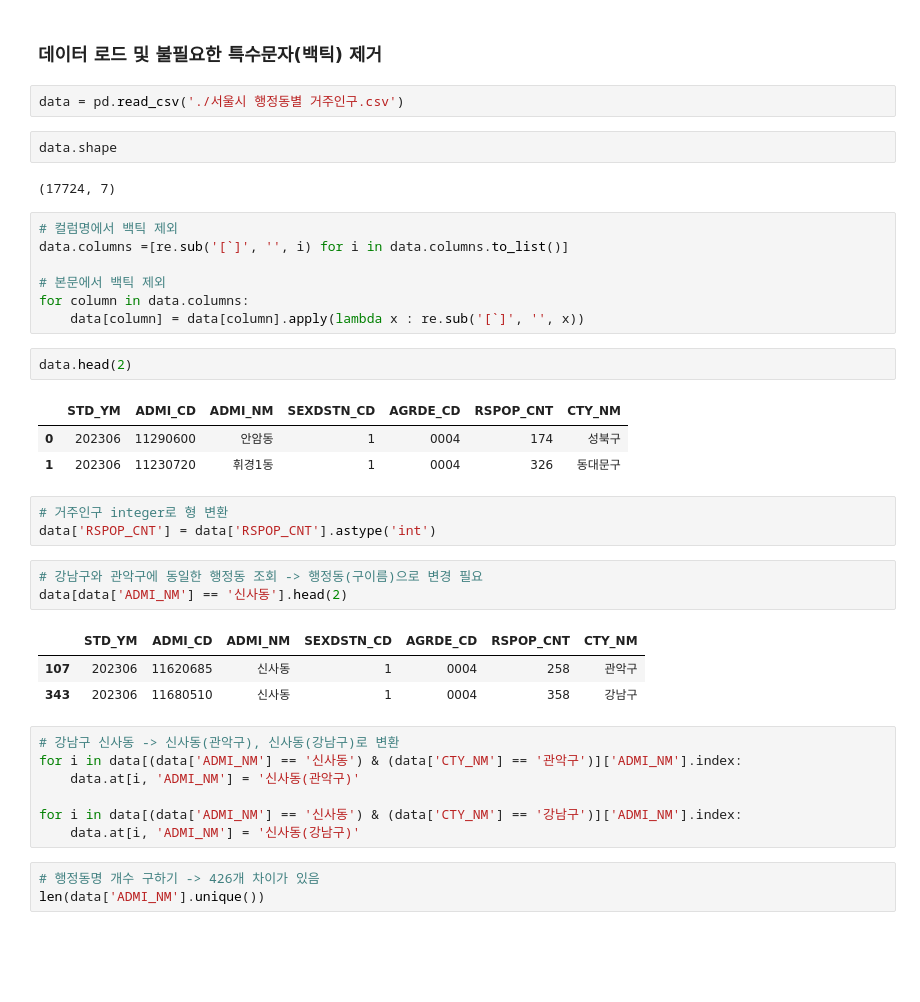
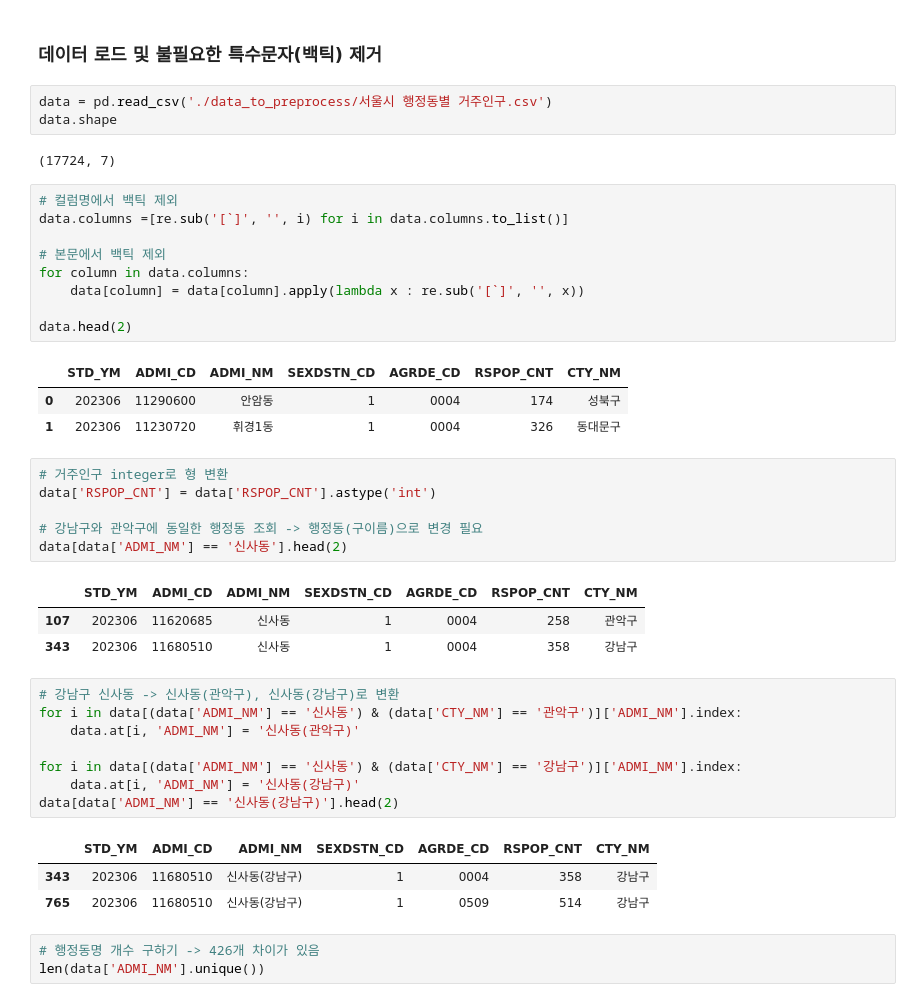
Before and after one commit to sesac-2023/cha_workspace, a Jupyter notebook: individual_tests/PJT_final_2023/preprocessing/preprocess_population_by_area_with_EDA.ipynb, the cells around one changed output. Saved outputs shown, nothing was run; the diff lists cells and outputs as text; blank space fills up the shorter version.

Commit message:
Update the code to preprocess data by area

```diff
--- a/individual_tests/PJT_final_2023/preprocessing/people_by_region_EDA.ipynb
+++ b/individual_tests/PJT_final_2023/preprocessing/preprocess_population_by_area_with_EDA.ipynb
@@ -28,11 +28,10 @@ sns.set_style('whitegrid', {'font.family':'Malgun Gothic'})
 # %% [markdown]
 ### 데이터 로드 및 불필요한 특수문자(백틱) 제거
 # %%
-data = pd.read_csv('./서울시 행정동별 거주인구.csv')
+data = pd.read_csv('./data_to_preprocess/서울시 행정동별 거주인구.csv')
+data.shape
+# %% [output]
+(17724, 7)
-# %%
-data.shape
-# %% [output]
-(17724, 7)
 # %%
 # 컬럼명에서 백틱 제외
 data.columns =[re.sub('[`]', '', i) for i in data.columns.to_list()]
@@ -40,29 +39,34 @@ data.columns =[re.sub('[`]', '', i) for i in data.columns.to_list()]
 # 본문에서 백틱 제외
 for column in data.columns:
     data[column] = data[column].apply(lambda x : re.sub('[`]', '', x))
+
+data.head(2)
+# %% [output]
+|  | STD_YM | ADMI_CD | ADMI_NM | SEXDSTN_CD | AGRDE_CD | RSPOP_CNT | CTY_NM |
+| 0 | 202306 | 11290600 | 안암동 | 1 | 0004 | 174 | 성북구 |
+| 1 | 202306 | 11230720 | 휘경1동 | 1 | 0004 | 326 | 동대문구 |
-# %%
-data.head(2)
-# %% [output]
-|  | STD_YM | ADMI_CD | ADMI_NM | SEXDSTN_CD | AGRDE_CD | RSPOP_CNT | CTY_NM |
-| 0 | 202306 | 11290600 | 안암동 | 1 | 0004 | 174 | 성북구 |
-| 1 | 202306 | 11230720 | 휘경1동 | 1 | 0004 | 326 | 동대문구 |
 # %%
 # 거주인구 integer로 형 변환
 data['RSPOP_CNT'] = data['RSPOP_CNT'].astype('int')
+
+# 강남구와 관악구에 동일한 행정동 조회 -> 행정동(구이름)으로 변경 필요
+data[data['ADMI_NM'] == '신사동'].head(2)
+# %% [output]
+|  | STD_YM | ADMI_CD | ADMI_NM | SEXDSTN_CD | AGRDE_CD | RSPOP_CNT | CTY_NM |
+| 107 | 202306 | 11620685 | 신사동 | 1 | 0004 | 258 | 관악구 |
+| 343 | 202306 | 11680510 | 신사동 | 1 | 0004 | 358 | 강남구 |
-# %%
-# 강남구와 관악구에 동일한 행정동 조회 -> 행정동(구이름)으로 변경 필요
-data[data['ADMI_NM'] == '신사동'].head(2)
-# %% [output]
-|  | STD_YM | ADMI_CD | ADMI_NM | SEXDSTN_CD | AGRDE_CD | RSPOP_CNT | CTY_NM |
-| 107 | 202306 | 11620685 | 신사동 | 1 | 0004 | 258 | 관악구 |
-| 343 | 202306 | 11680510 | 신사동 | 1 | 0004 | 358 | 강남구 |
 # %%
 # 강남구 신사동 -> 신사동(관악구), 신사동(강남구)로 변환
 for i in data[(data['ADMI_NM'] == '신사동') & (data['CTY_NM'] == '관악구')]['ADMI_NM'].index:
     data.at[i, 'ADMI_NM'] = '신사동(관악구)'
 
 for i in data[(data['ADMI_NM'] == '신사동') & (data['CTY_NM'] == '강남구')]['ADMI_NM'].index:
     data.at[i, 'ADMI_NM'] = '신사동(강남구)'
+data[data['ADMI_NM'] == '신사동(강남구)'].head(2)
+# %% [output]
+|  | STD_YM | ADMI_CD | ADMI_NM | SEXDSTN_CD | AGRDE_CD | RSPOP_CNT | CTY_NM |
+| 343 | 202306 | 11680510 | 신사동(강남구) | 1 | 0004 | 358 | 강남구 |
+| 765 | 202306 | 11680510 | 신사동(강남구) | 1 | 0509 | 514 | 강남구 |
 # %%
 # 행정동명 개수 구하기 -> 426개 차이가 있음
 len(data['ADMI_NM'].unique())
```
Also changed, not shown: parts of 19 cells of this notebook, 3 other files.
